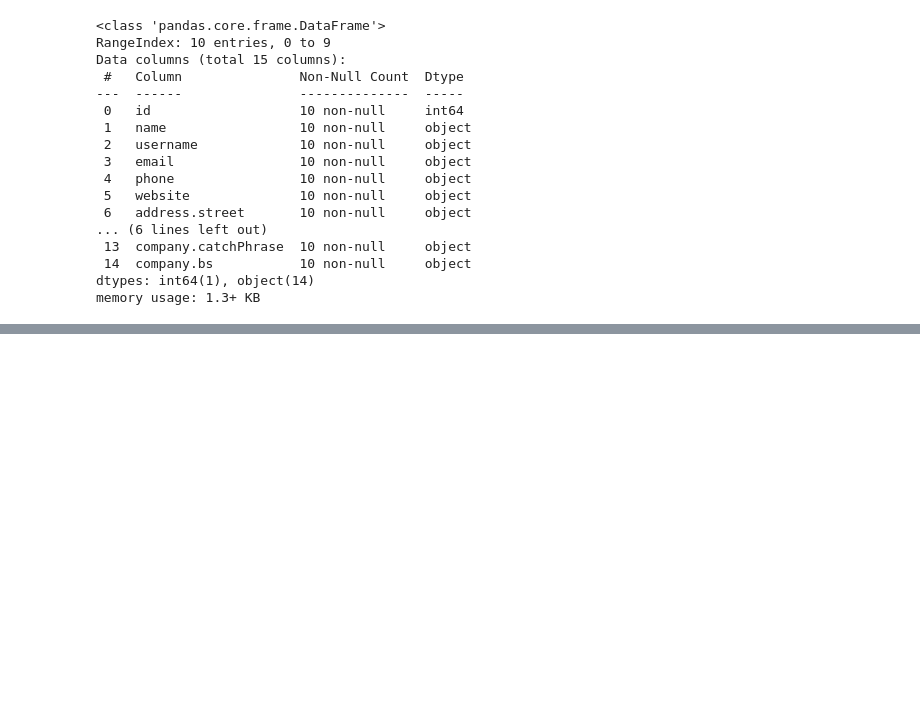
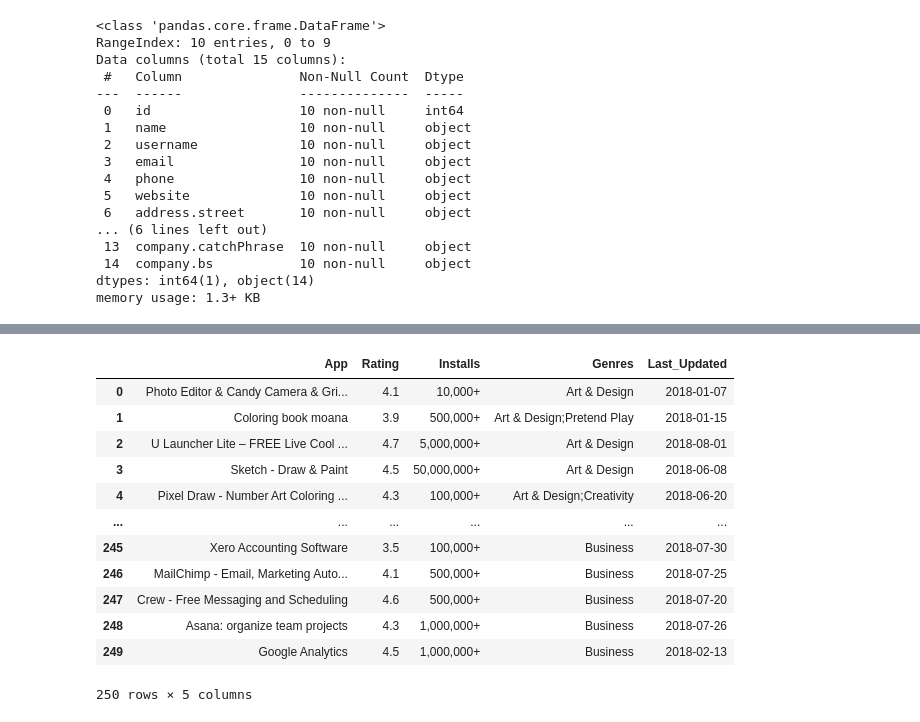
Before and after one commit to it-AVNG/pandas4Everyone, a Jupyter notebook: code/read_data.ipynb, the cells around one changed output, grey strips where cells are left out. Saved outputs shown, nothing was run; the diff lists cells and outputs as text; code cells hidden in the pictures; blank space fills up the shorter version.

```diff
--- a/code/read_data.ipynb
+++ b/code/read_data.ipynb
@@ -289,0 +319,23 @@ memory usage: 1.3+ KB
+# %%
+local = '../data/playstore.xlsx'
+url_xlsx = 'https://github.com/ine-rmotr-projects/project-files/files/4086772/playstore.xlsx'
+
+playstore_df = pd.read_excel(url_xlsx,
+                             usecols=['App', 'Rating', 'Installs', 'Rating', 'Genres', 'Last_Updated'],
+                             parse_dates=['Last_Updated']
+                             )
+playstore_df
+# %% [output]
+|  | App | Rating | Installs | Genres | Last_Updated |
+| 0 | Photo Editor & Candy Camera & Gri... | 4.1 | 10,000+ | Art & Design | 2018-01-07 |
+| 1 | Coloring book moana | 3.9 | 500,000+ | Art & Design;Pretend Play | 2018-01-15 |
+| 2 | U Launcher Lite – FREE Live Cool ... | 4.7 | 5,000,000+ | Art & Design | 2018-08-01 |
+| 3 | Sketch - Draw & Paint | 4.5 | 50,000,000+ | Art & Design | 2018-06-08 |
+| 4 | Pixel Draw - Number Art Coloring ... | 4.3 | 100,000+ | Art & Design;Creativity | 2018-06-20 |
+| ... | ... | ... | ... | ... | ... |
+| 245 | Xero Accounting Software | 3.5 | 100,000+ | Business | 2018-07-30 |
+| 246 | MailChimp - Email, Marketing Auto... | 4.1 | 500,000+ | Business | 2018-07-25 |
+| 247 | Crew - Free Messaging and Scheduling | 4.6 | 500,000+ | Business | 2018-07-20 |
+| 248 | Asana: organize team projects | 4.3 | 1,000,000+ | Business | 2018-07-26 |
+| 249 | Google Analytics | 4.5 | 1,000,000+ | Business | 2018-02-13 |
+250 rows × 5 columns
```
Also changed, not shown: parts of 8 cells of this notebook.
